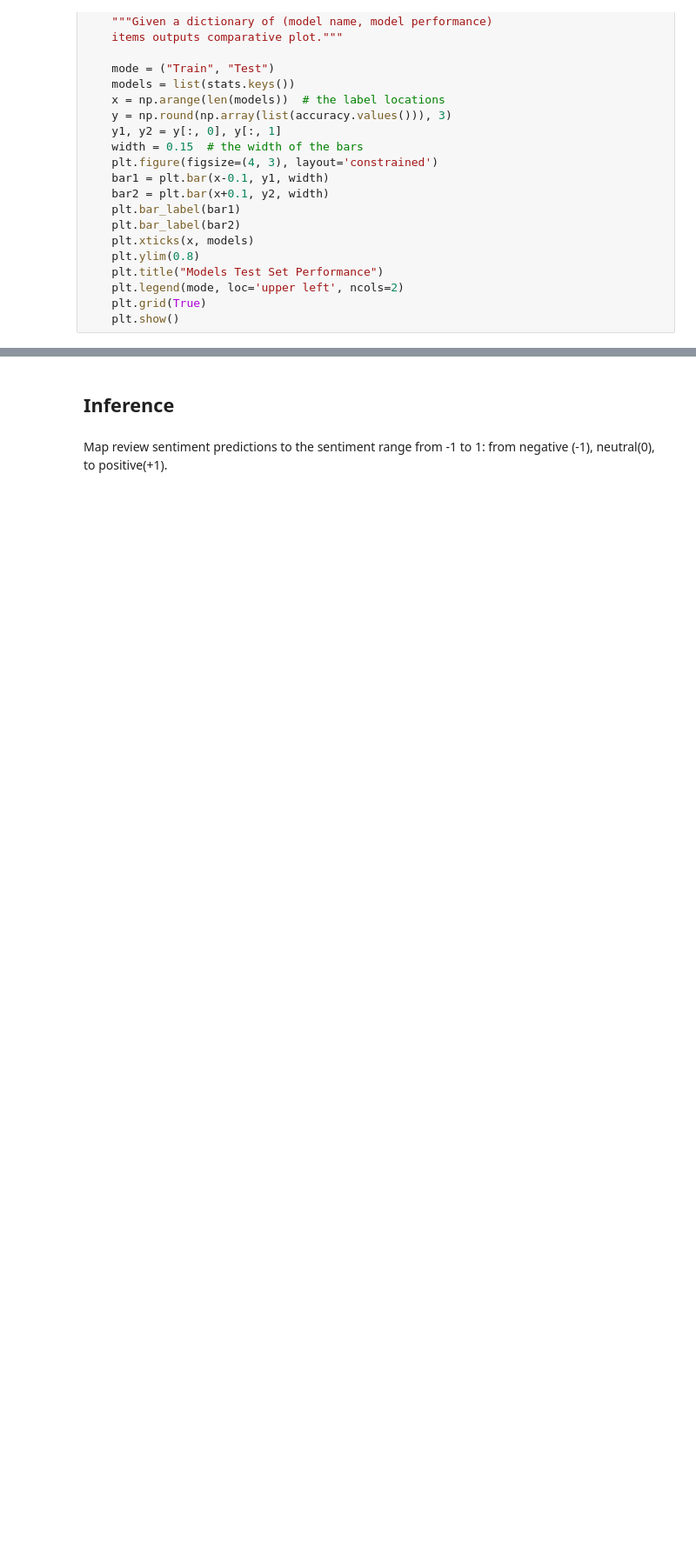
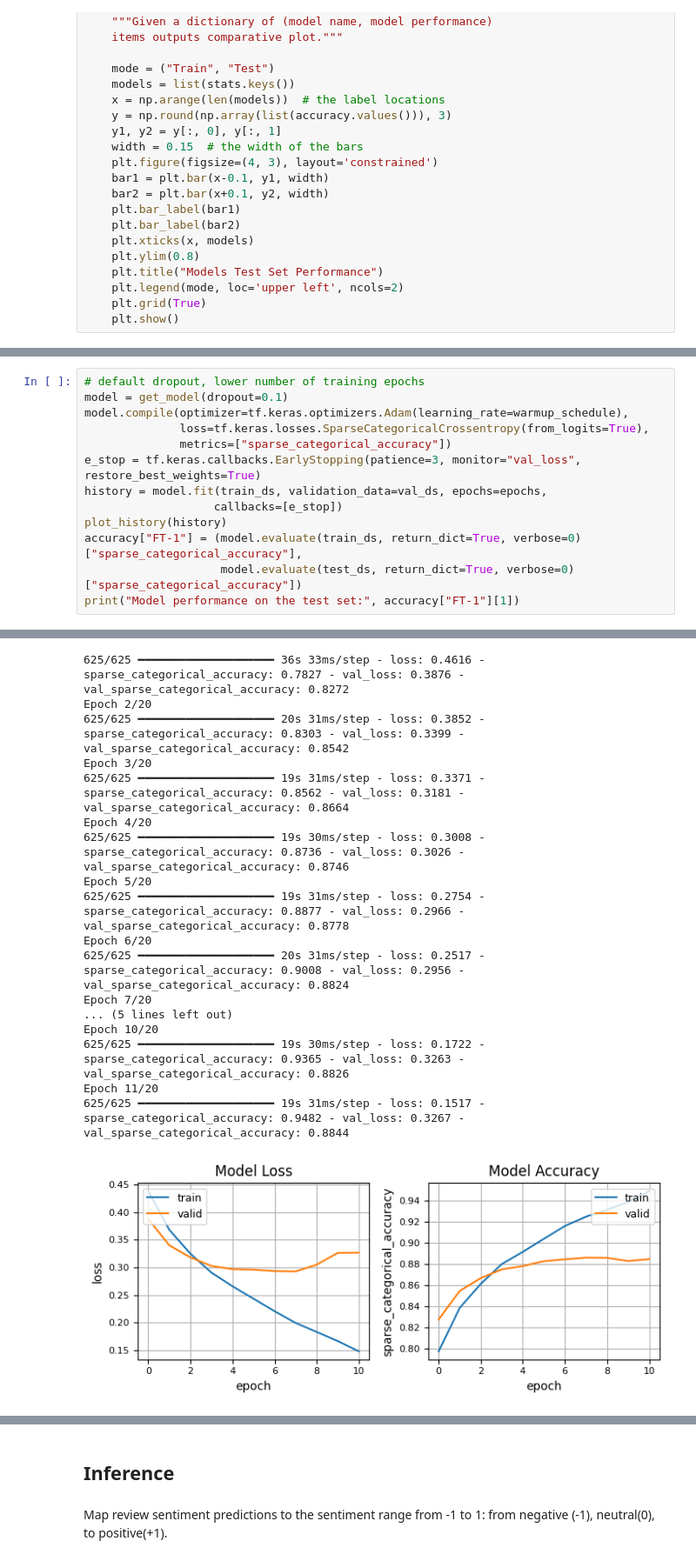
Before and after one commit to OMarchevska/NLP, a Jupyter notebook: Sentiment_Analysis.ipynb, the cells around one changed output, grey strips where cells are left out. Shown at 87% size. Cells and saved outputs as stored; diff of their text form; blank space fills up the shorter version.

```diff
--- a/Sentiment_Analysis.ipynb
+++ b/Sentiment_Analysis.ipynb
@@ -234,0 +355,14 @@ def plot_stats(stats):
+# %%
+# default dropout, lower number of training epochs
+model = get_model(dropout=0.1)
+model.compile(optimizer=tf.keras.optimizers.Adam(learning_rate=warmup_schedule),
+              loss=tf.keras.losses.SparseCategoricalCrossentropy(from_logits=True),
+              metrics=["sparse_categorical_accuracy"])
+e_stop = tf.keras.callbacks.EarlyStopping(patience=3, monitor="val_loss", restore_best_weights=True)
+history = model.fit(train_ds, validation_data=val_ds, epochs=epochs,
+                   callbacks=[e_stop])
+plot_history(history)
+accuracy["FT-1"] = (model.evaluate(train_ds, return_dict=True, verbose=0)["sparse_categorical_accuracy"],
+                    model.evaluate(test_ds, return_dict=True, verbose=0)["sparse_categorical_accuracy"])
+print("Model performance on the test set:", accuracy["FT-1"][1])
+# %% [output]
@@ -234,0 +372,18 @@ def plot_stats(stats):
+625/625 ━━━━━━━━━━━━━━━━━━━━ 36s 33ms/step - loss: 0.4616 - sparse_categorical_accuracy: 0.7827 - val_loss: 0.3876 - val_sparse_categorical_accuracy: 0.8272
+Epoch 2/20
+625/625 ━━━━━━━━━━━━━━━━━━━━ 20s 31ms/step - loss: 0.3852 - sparse_categorical_accuracy: 0.8303 - val_loss: 0.3399 - val_sparse_categorical_accuracy: 0.8542
+Epoch 3/20
+625/625 ━━━━━━━━━━━━━━━━━━━━ 19s 31ms/step - loss: 0.3371 - sparse_categorical_accuracy: 0.8562 - val_loss: 0.3181 - val_sparse_categorical_accuracy: 0.8664
+Epoch 4/20
+625/625 ━━━━━━━━━━━━━━━━━━━━ 19s 30ms/step - loss: 0.3008 - sparse_categorical_accuracy: 0.8736 - val_loss: 0.3026 - val_sparse_categorical_accuracy: 0.8746
+Epoch 5/20
+625/625 ━━━━━━━━━━━━━━━━━━━━ 19s 31ms/step - loss: 0.2754 - sparse_categorical_accuracy: 0.8877 - val_loss: 0.2966 - val_sparse_categorical_accuracy: 0.8778
+Epoch 6/20
+625/625 ━━━━━━━━━━━━━━━━━━━━ 20s 31ms/step - loss: 0.2517 - sparse_categorical_accuracy: 0.9008 - val_loss: 0.2956 - val_sparse_categorical_accuracy: 0.8824
+Epoch 7/20
+... (5 lines left out)
+Epoch 10/20
+625/625 ━━━━━━━━━━━━━━━━━━━━ 19s 30ms/step - loss: 0.1722 - sparse_categorical_accuracy: 0.9365 - val_loss: 0.3263 - val_sparse_categorical_accuracy: 0.8826
+Epoch 11/20
+625/625 ━━━━━━━━━━━━━━━━━━━━ 19s 31ms/step - loss: 0.1517 - sparse_categorical_accuracy: 0.9482 - val_loss: 0.3267 - val_sparse_categorical_accuracy: 0.8844
+[figure, added]
```
Also changed, not shown: parts of 32 cells of this notebook.
